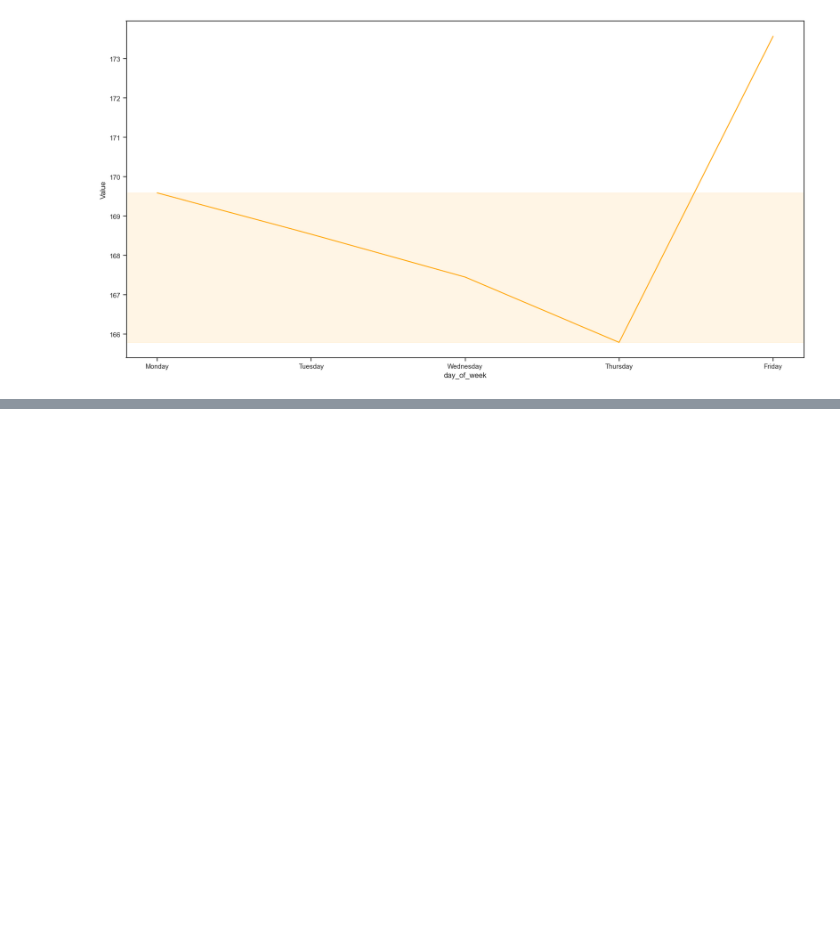
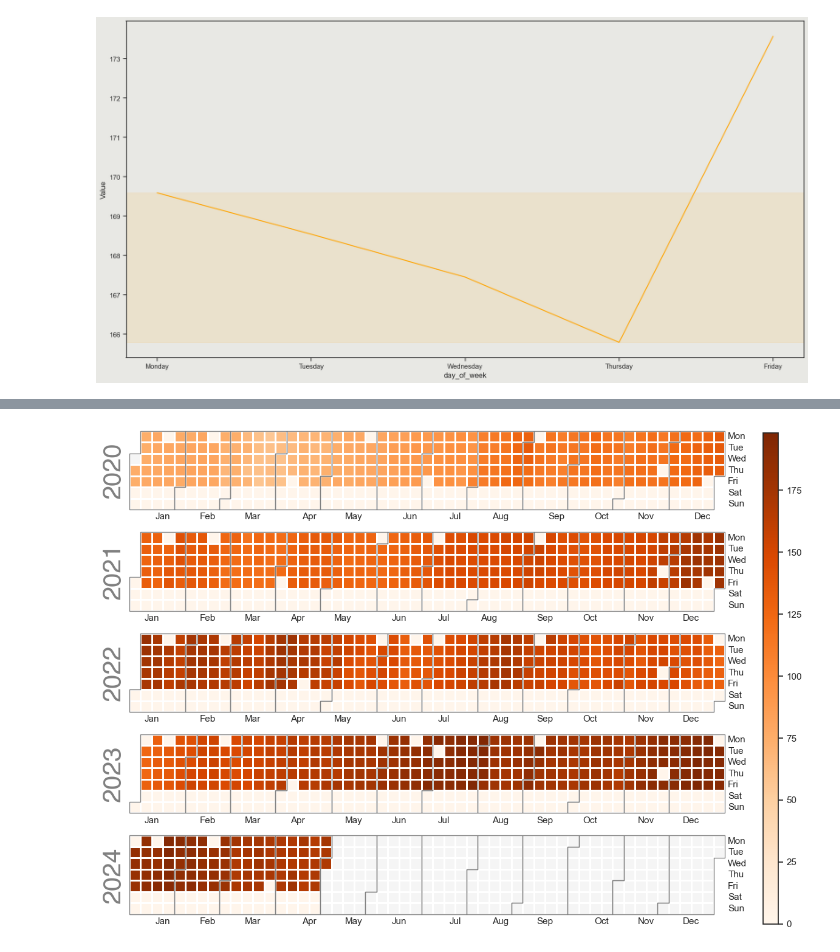
Before and after one commit to carlosgutierrezch/LSTM_Forecast, a Jupyter notebook: notebooks/EDA.ipynb, the cells around one changed output, grey strips where cells are left out. Drawn from its saved outputs; the diff is of its cells as text; code cells hidden in the pictures; blank space fills up the shorter version.

```diff
--- a/notebooks/EDA.ipynb
+++ b/notebooks/EDA.ipynb
@@ -332,0 +307,6 @@ Note: you may need to restart the kernel to use updated packages.
+# %%
+calplot.calplot(data['Value'],cmap='Oranges',colorbar=True)
+plt.gca().set_facecolor("#E8E8E4")
+plt.show()
+# %% [output]
+[figure, added]
```
Also changed, not shown: parts of 15 cells of this notebook.
